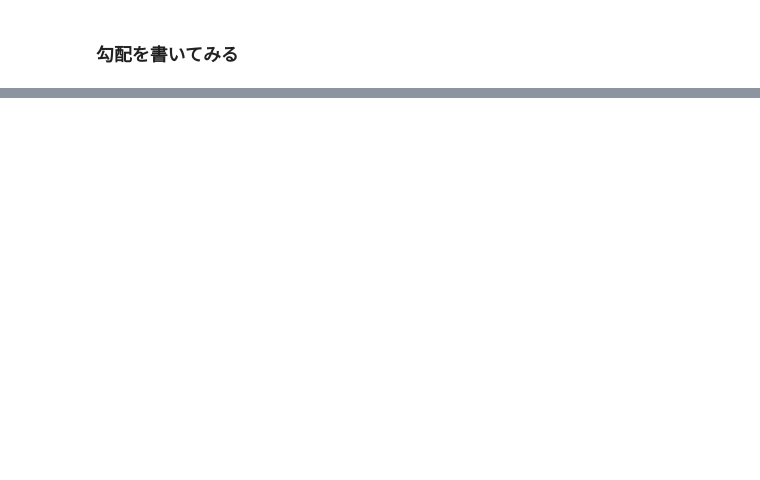
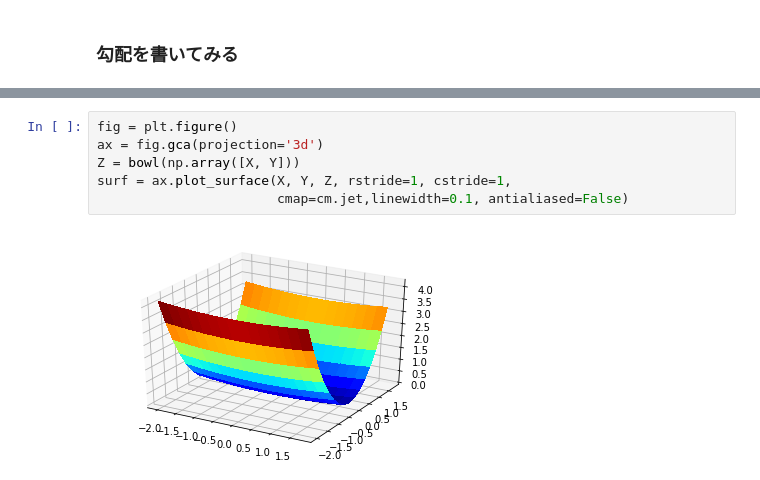
Before and after one commit to banbiossa/deep-learning-from-scrach, a Jupyter notebook: notebooks/05._ss_chap6.ipynb, the cells around one changed output, grey strips where cells are left out. Saved outputs shown, nothing was run; the diff lists cells and outputs as text; blank space fills up the shorter version.

```diff
--- a/notebooks/05._ss_chap6.ipynb
+++ b/notebooks/05._ss_chap6.ipynb
@@ -435,0 +146,8 @@ x_debug_transposed.shape
+# %%
+fig = plt.figure()
+ax = fig.gca(projection='3d')
+Z = bowl(np.array([X, Y]))
+surf = ax.plot_surface(X, Y, Z, rstride=1, cstride=1,
+                       cmap=cm.jet,linewidth=0.1, antialiased=False)
+# %% [output]
+[figure, added]
```
Also changed, not shown: parts of 76 cells of this notebook, 1 other file.
